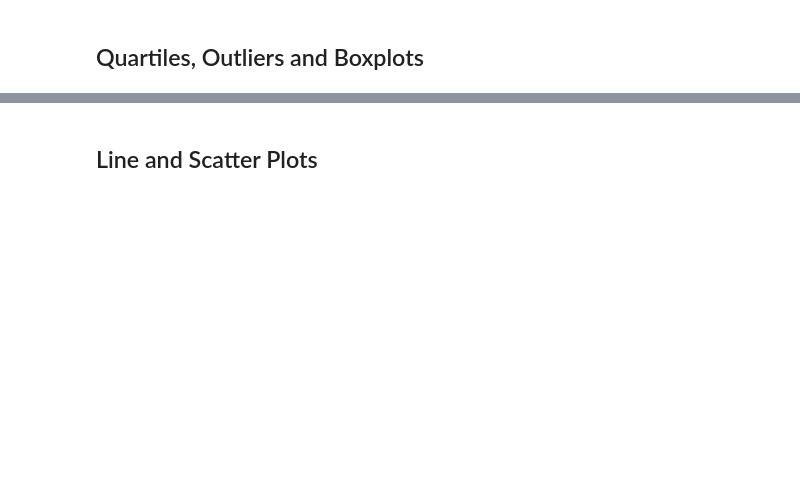
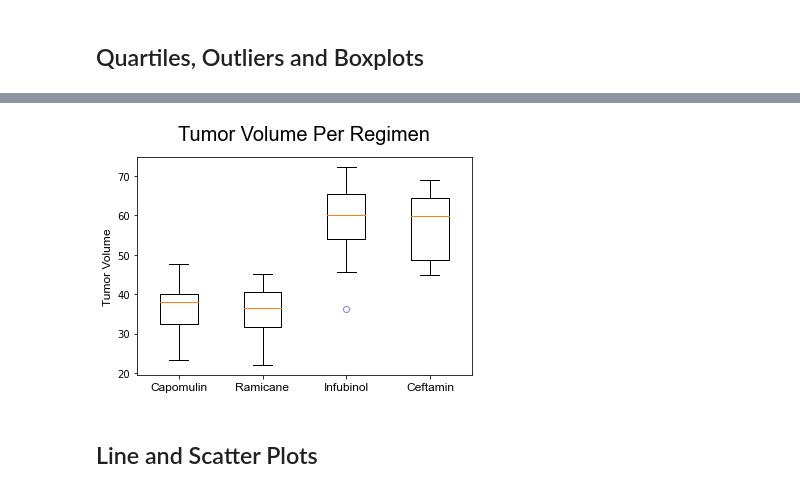
Before and after one commit to tlenzmeier58/matplotlib_challenge, a Jupyter notebook: pymaceuticals_starter.ipynb, the cells around one changed output, grey strips where cells are left out. Saved outputs shown, nothing was run; the diff lists cells and outputs as text; code cells hidden in the pictures; blank space fills up the shorter version.

```diff
--- a/pymaceuticals_starter.ipynb
+++ b/pymaceuticals_starter.ipynb
@@ -358,2 +317,17 @@ The median of Ceftamin is 59.85
+# %%
+# Generate a box plot of the final tumor volume of each mouse across four regimens of interest
+fig1, ax1 = plt.subplots()
+ax1.set_title("Tumor Volume Per Regimen", fontsize=20, font="arial", y=1.05)
+ax1.set_ylabel("Tumor Volume", font="arial", fontsize=12)
+ax1.set_xticklabels(treatments, font="arial", fontsize=12)
+
+bp = ax1.boxplot(final_tumor_vol)
+
+for flier in bp['fliers']:
+    flier.set(marker="o", markeredgecolor="blue", alpha=0.5)
+
+plt.show()
+# %% [output]
+[figure, added]
 # %% [markdown]
 ## Line and Scatter Plots
```
Also changed, not shown: parts of 17 cells of this notebook, 1 other file.
